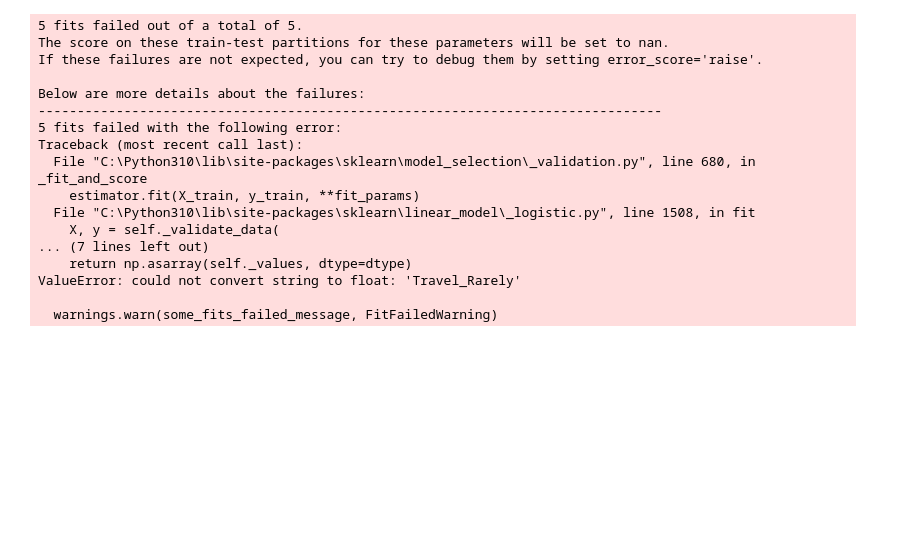
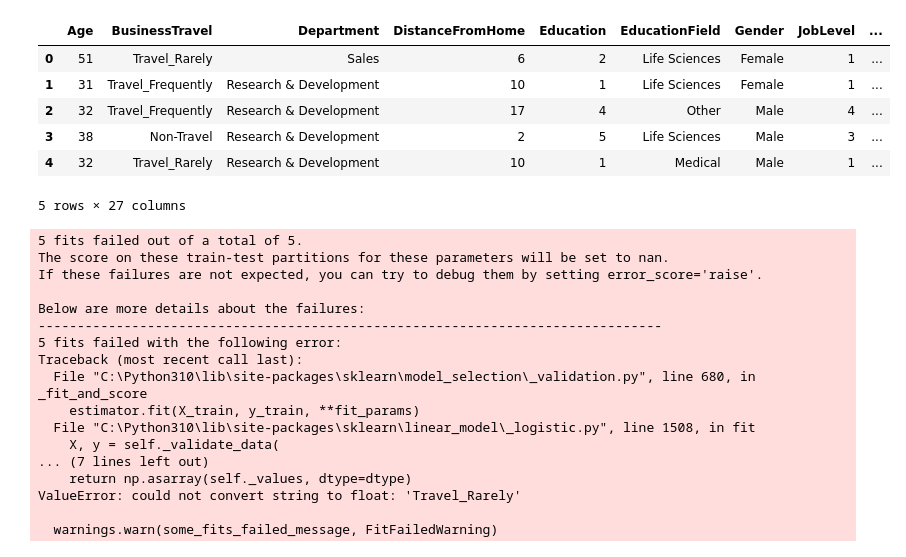
Before and after one commit to Plexiglace-EL/projet-IA, a Jupyter notebook: Model.ipynb, the cells around one changed output. Saved outputs shown, nothing was run; the diff lists cells and outputs as text; code cells hidden in the pictures; blank space fills up the shorter version.

```diff
--- a/Model.ipynb
+++ b/Model.ipynb
@@ -146,0 +124,21 @@ dtype: int64
+# %%
+general["NumCompaniesWorked"] = general["NumCompaniesWorked"].fillna(general["NumCompaniesWorked"].median())
+general["TotalWorkingYears"] = general["TotalWorkingYears"].fillna(general["TotalWorkingYears"].median())
+
+environmentSatisMean = general["EnvironmentSatisfaction"].mean(axis = 0)
+jobSatisMean = general["JobSatisfaction"].mean(axis=0)
+worklifemean = general["WorkLifeBalance"].mean(axis=0)
+
+for a, value in general['EnvironmentSatisfaction'].isnull().iteritems():
+    if value:
+        general['EnvironmentSatisfaction'][a] = environmentSatisMean
+
+for a, value in general["JobSatisfaction"].isnull().iteritems():
+    if value:
+        general['JobSatisfaction'][a] = jobSatisMean
+
+for a, value in general["WorkLifeBalance"].isnull().iteritems():
+    if value:
+        general['WorkLifeBalance'][a] = worklifemean
+
+general.isna().sum()
@@ -163,3 +185,13 @@ y = general.Attrition
+# %%
+X.head()
+# %% [output]
+|  | Age | BusinessTravel | Department | DistanceFromHome | Education | EducationField | Gender | JobLevel | ... |
+| 0 | 51 | Travel_Rarely | Sales | 6 | 2 | Life Sciences | Female | 1 | ... |
+| 1 | 31 | Travel_Frequently | Research & Development | 10 | 1 | Life Sciences | Female | 1 | ... |
+| 2 | 32 | Travel_Frequently | Research & Development | 17 | 4 | Other | Male | 4 | ... |
+| 3 | 38 | Non-Travel | Research & Development | 2 | 5 | Life Sciences | Male | 3 | ... |
+| 4 | 32 | Travel_Rarely | Research & Development | 10 | 1 | Medical | Male | 1 | ... |
+5 rows × 27 columns
 # %%
 from sklearn.linear_model import LogisticRegression
 # %%
```
Also changed, not shown: parts of 16 cells of this notebook.
